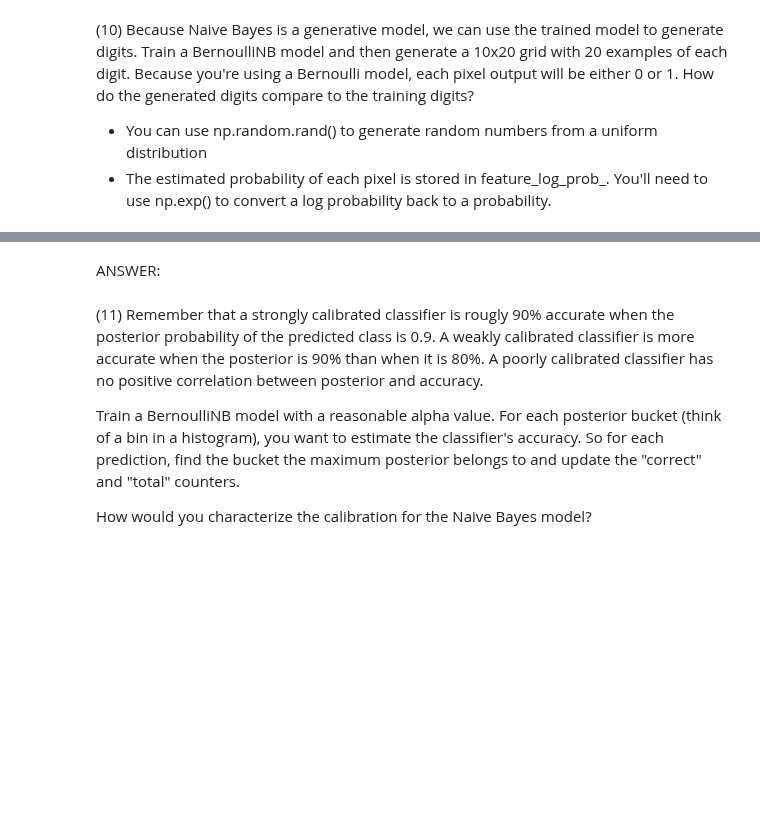
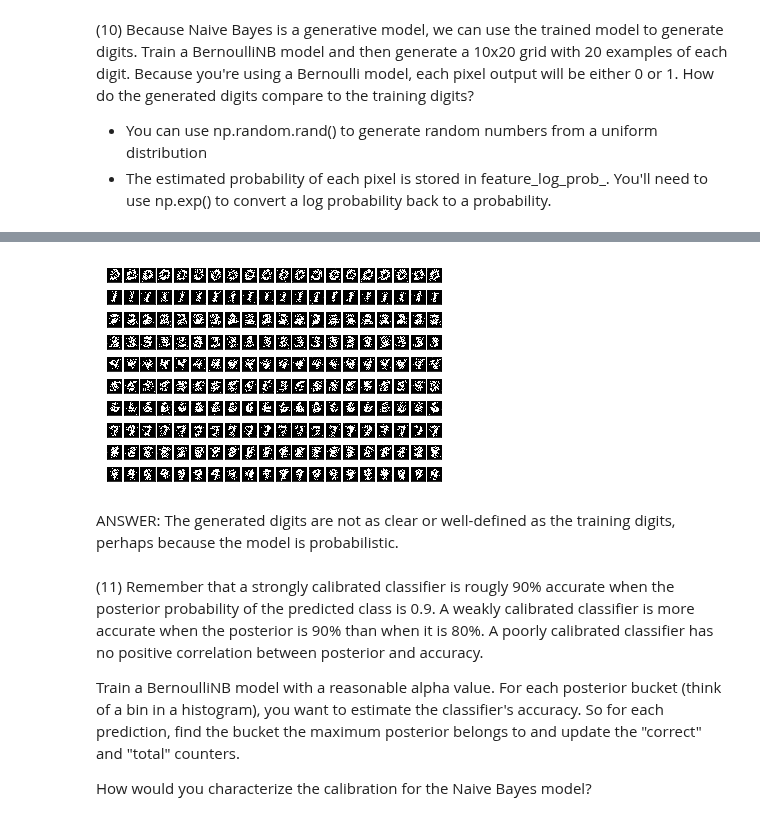
Before and after one commit to dan55/machine_learning, a Jupyter notebook: daniel_elkin_p1.ipynb, the cells around one changed output, grey strips where cells are left out. Drawn from its saved outputs; the diff is of its cells as text; code cells hidden in the pictures; blank space fills up the shorter version.

Commit message:
add a bad answer for the img generation question and clean up the code

```diff
--- a/daniel_elkin_p1.ipynb
+++ b/daniel_elkin_p1.ipynb
@@ -671,5 +631,47 @@ ValueError: num must be 1 <= num <= 200, not 201
-# %% [markdown]
-ANSWER:
+# %%
+def P10(num_examples):
+
+### STUDENT START ###
+
+    # train the model
+    nb = BernoulliNB()
+    nb.fit(mini_train_data, mini_train_labels)
+
+    # convert log probabilities to probobalities
+    pixel_probs = np.exp(nb.feature_log_prob_)
+
+    # generate a 10 x 20 grid showing images created from the
+    # probabilities in the Bernoulli model
+    num_digits = 10
+    for i in range(num_digits):
+
+        # the probability of each pixel being 'on' for this digit
+        pixel_probs_for_digit = pixel_probs[i]
+
+        for j in range(num_examples):
+
+            # simulate draws using the distribution by comparing the pixel
+            # probs to a random number between 0 or 1
+            # https://stats.stackexchange.com/a/240339
+            random = np.random.rand(784)
+            generated_img = img_probs > random
+
+            # Alternate approach: https://stackoverflow.com/a/36398896/6781104
+            #generated_img = np.random.binomial(1, p=pixel_probs[i])
+
+            # display the image
+            img_num = (i * num_examples) + (j + 1)
+            plt.subplot(num_digits, num_examples, img_num)
+            plt.imshow(generated_img.reshape(28,28))
+            plt.xticks([]); plt.yticks([])
+
+### STUDENT END ###
+
+P10(20)
+# %% [output]
+[figure, added]
+# %% [markdown]
+ANSWER: The generated digits are not as clear or well-defined as the training digits, perhaps because the model is probabilistic.
 # %% [markdown]
 (11) Remember that a strongly calibrated classifier is rougly 90% accurate when the posterior probability of the predicted class is 0.9. A weakly calibrated classifier is more accurate when the posterior is 90% than when it is 80%. A poorly calibrated classifier has no positive correlation between posterior and accuracy.
 
```
Also changed, not shown: parts of 1 cell of this notebook.
